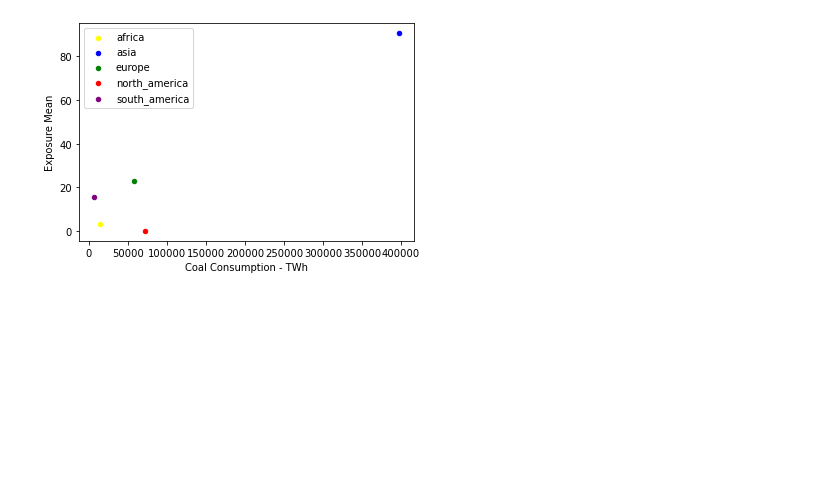
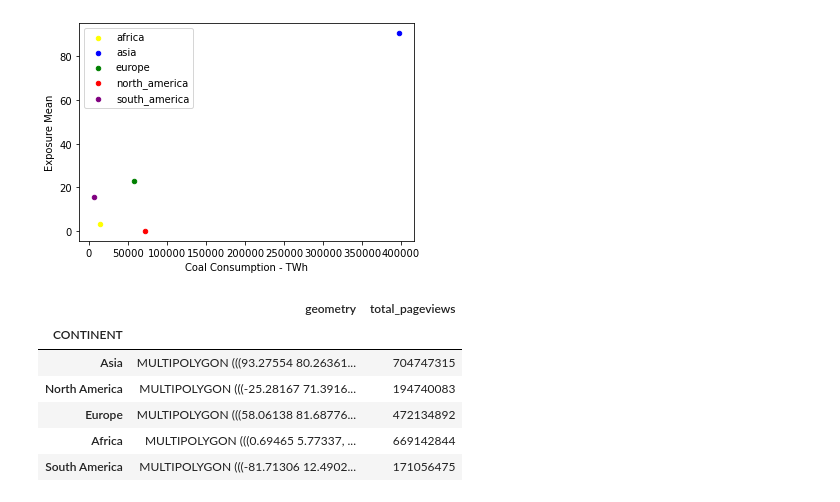
Before and after one commit to 1-1is0/air_pollution_effect, a Jupyter notebook: continent_fossil_fuel.ipynb, the cells around one changed output. Saved outputs shown, nothing was run; the diff lists cells and outputs as text; code cells hidden in the pictures; blank space fills up the shorter version.

```diff
--- a/continent_fossil_fuel.ipynb
+++ b/continent_fossil_fuel.ipynb
@@ -512,0 +519,19 @@ plt.show()
+# %%
+cont = requests.get(
+    "https://gist.githubusercontent.com/hrbrmstr/91ea5cc9474286c72838/raw/59421ff9b268ff0929b051ddafafbeb94a4c1910/continents.json"
+)
+# %%
+gdf = gpd.GeoDataFrame.from_features(cont.json())
+
+gdf = gdf.assign(
+    total_pageviews=np.random.randint(10 ** 7, 10 ** 9, len(gdf))
+).set_index("CONTINENT")
+gdf.head()
+# %% [output]
+|  | geometry | total_pageviews |
+| CONTINENT |  |  |
+| Asia | MULTIPOLYGON (((93.27554 80.26361... | 704747315 |
+| North America | MULTIPOLYGON (((-25.28167 71.3916... | 194740083 |
+| Europe | MULTIPOLYGON (((58.06138 81.68776... | 472134892 |
+| Africa | MULTIPOLYGON (((0.69465 5.77337, ... | 669142844 |
+| South America | MULTIPOLYGON (((-81.71306 12.4902... | 171056475 |
```
Also changed, not shown: parts of 6 cells of this notebook.
